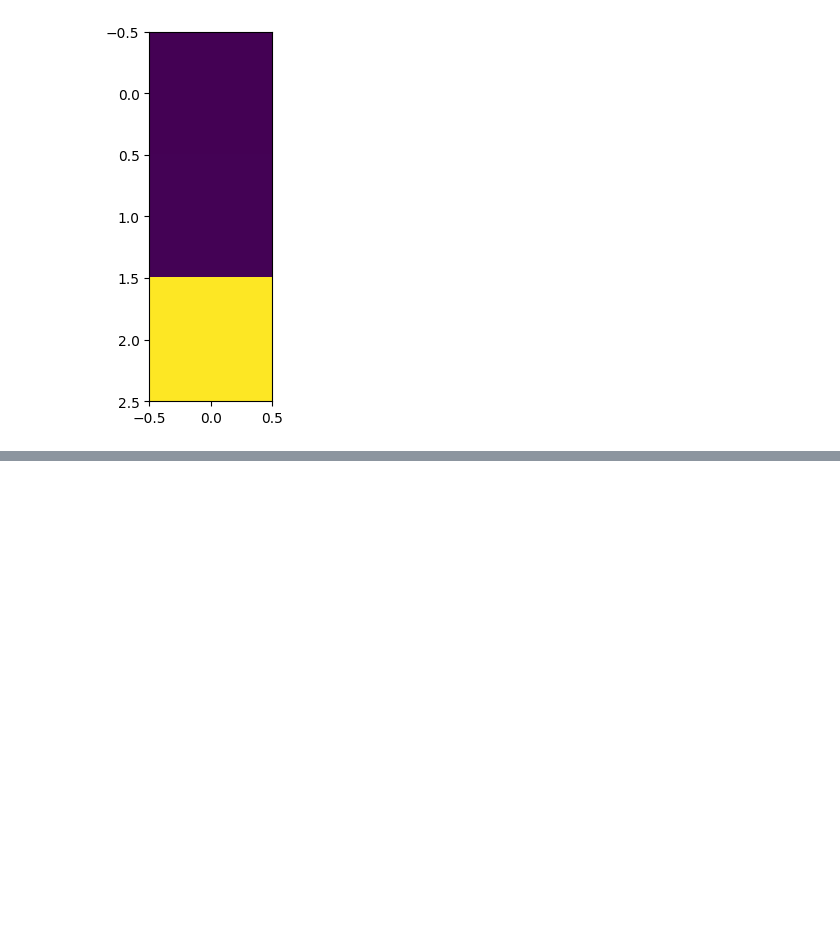
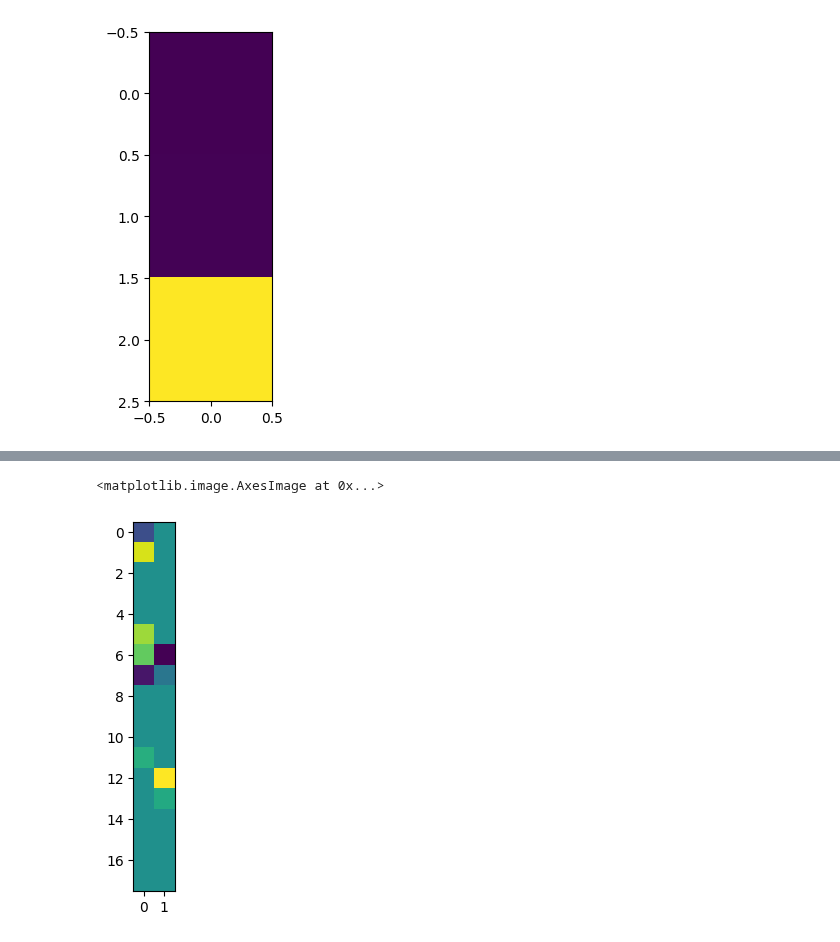
Before and after one commit to ManuelLerchner/ProliferatingCellCollectives-IDP, a Jupyter notebook: analysis/energy_surface.ipynb, the cells around one changed output, grey strips where cells are left out. Saved outputs shown, nothing was run; the diff lists cells and outputs as text; code cells hidden in the pictures; blank space fills up the shorter version.

```diff
--- a/analysis/energy_surface.ipynb
+++ b/analysis/energy_surface.ipynb
@@ -213,0 +259,13 @@ fig.savefig('energy_contours_ax2.png', dpi=400, bbox_inches=extent)
+# %%
+D_string = """
+ -5.09676e-01  8.60366e-01  0.00000e+00  -0.00000e+00  -0.00000e+00  6.94659e-01  5.09676e-01  -8.60366e-01  -0.00000e+00  0.00000e+00  0.00000e+00  2.44993e-01  0.00000e+00  0.00000e+00  0.00000e+00  0.00000e+00  0.00000e+00  0.00000e+00
+ 0.00000e+00  0.00000e+00  0.00000e+00  0.00000e+00  0.00000e+00  0.00000e+00  -9.77350e-01  -2.11628e-01  -0.00000e+00  0.00000e+00  0.00000e+00  -1.55905e-17  9.77350e-01  2.11628e-01  0.00000e+00  -0.00000e+00  0.00000e+00  2.40389e-17
+ """
+D_lines = D_string.strip().split("\n")
+D_data = [list(map(float, line.split())) for line in D_lines]
+D = np.array(D_data).T
+
+plt.imshow(D, cmap='viridis')
+# %% [output]
+<matplotlib.image.AxesImage at 0x...>
+[figure, added]
```
Also changed, not shown: parts of 9 cells of this notebook, 3 other files.
